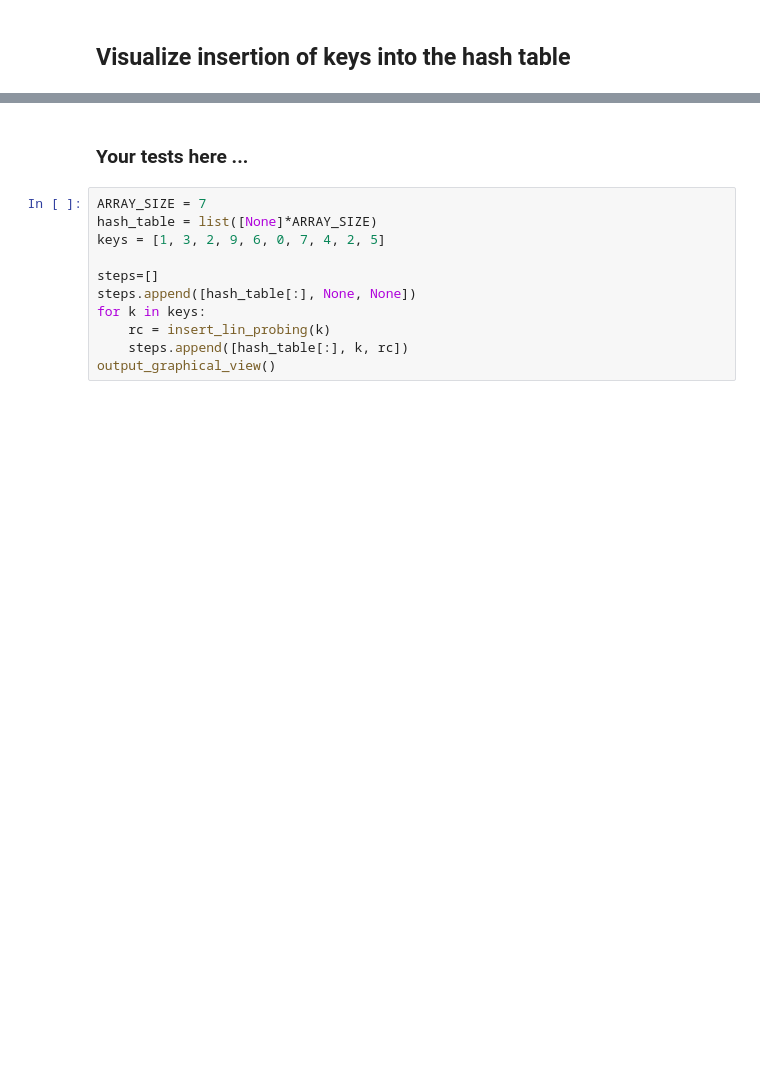
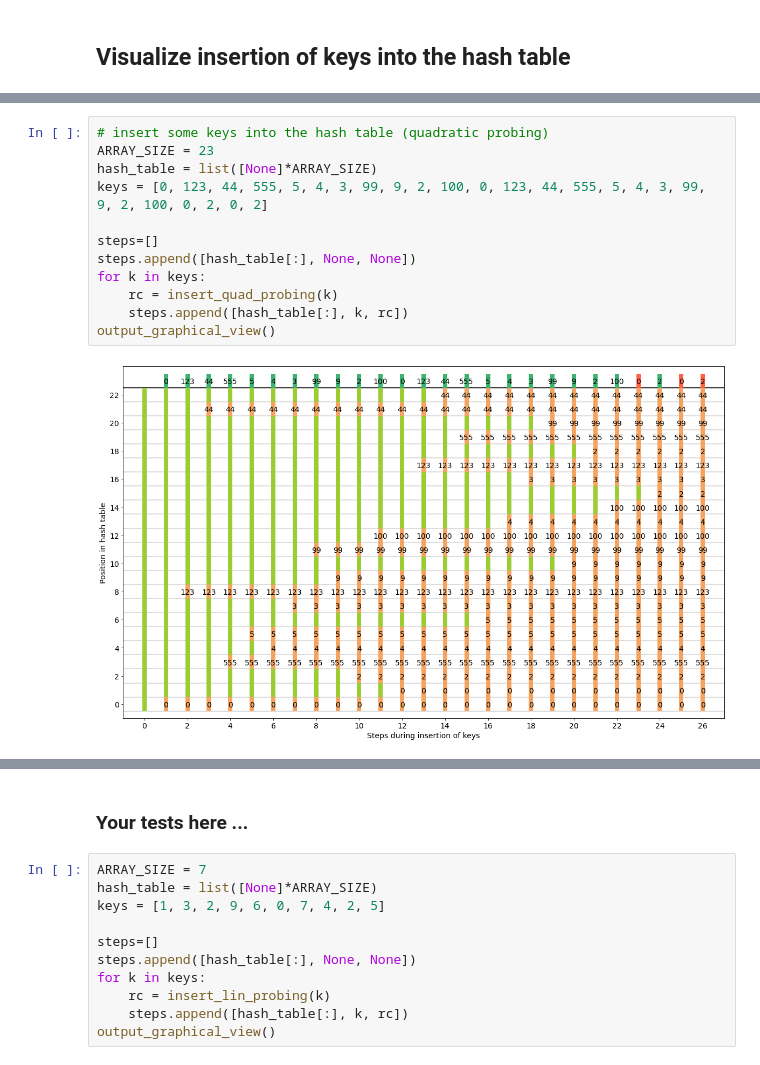
Before and after one commit to JensLiebehenschel/AlgDat, a Jupyter notebook: Hashing/HashingVisualization.ipynb, the cells around one changed output, grey strips where cells are left out. Drawn from its saved outputs; the diff is of its cells as text; blank space fills up the shorter version.

```diff
--- a/Hashing/HashingVisualization.ipynb
+++ b/Hashing/HashingVisualization.ipynb
@@ -127,0 +160,14 @@ output_graphical_view()
+# %%
+# insert some keys into the hash table (quadratic probing)
+ARRAY_SIZE = 23
+hash_table = list([None]*ARRAY_SIZE)
+keys = [0, 123, 44, 555, 5, 4, 3, 99, 9, 2, 100, 0, 123, 44, 555, 5, 4, 3, 99, 9, 2, 100, 0, 2, 0, 2]
+
+steps=[]
+steps.append([hash_table[:], None, None])
+for k in keys:
+    rc = insert_quad_probing(k)
+    steps.append([hash_table[:], k, rc])
+output_graphical_view()
+# %% [output]
+[figure, added]
```
Also changed, not shown: parts of 13 cells of this notebook, 2 other files.
